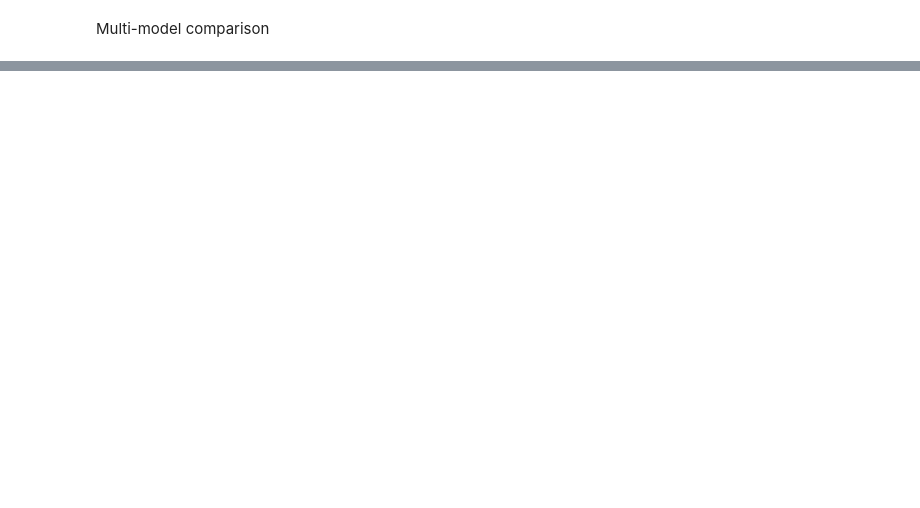
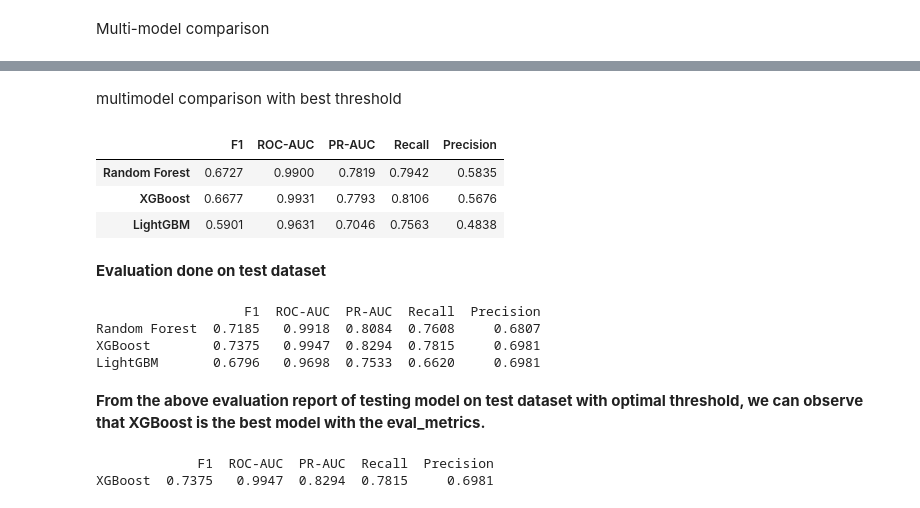
Before and after one commit to AsokTamang/real_time_fraud_detection, a Jupyter notebook: model_training.ipynb, the cells around one changed output, grey strips where cells are left out. Saved outputs shown, nothing was run; the diff lists cells and outputs as text; code cells hidden in the pictures; blank space fills up the shorter version.

Commit message:
final model evaluation on test dataset completed

```diff
--- a/model_training.ipynb
+++ b/model_training.ipynb
@@ -409,13 +397,13 @@ from imblearn.under_sampling import RandomUnderSampler
 rus = RandomUnderSampler(sampling_strategy='majority')  #here we are reducing the number of majority classes
 X_train_down, y_train_down = rus.fit_resample(X_train, y_train)
 # %%
-import pickle
+import joblib
 
 
-with open('/content/drive/MyDrive/real_time_fraud_detection/preprocessors.pkl', 'wb') as f:
-    pickle.dump(scalar, f)
+with open('preprocessors.pkl', 'wb') as f:
+    joblib.dump(scalar, f)
 
-print("Saved to Google Drive ✓")
+print("Saved to kaggle ✓")
 # %% [output]
 Saved to kaggle ✓
 # %% [markdown]
@@ -438,8 +437,15 @@ y_prob_smote = model2.predict_proba(X_test)[:, 1]  #here we are predicting the p
 # %%
 model3 = LGBMClassifier(verbose=-1,class_weight='balanced' ,n_estimators=100, random_state=42)
 model3.fit(X_train, y_train)
-y_pred_balanced = model3.predict(X_test)  #predicting the class labels for test dataset
-y_prob_balanced = model3.predict_proba(X_test)[:, 1]
+y_pred_balanced = model3.predict(X_val)  #predicting the class labels for test dataset
+y_prob_balanced = model3.predict_proba(X_val)[:, 1]
+
+precisions, recalls, thresholds=precision_recall_curve(y_val,y_prob_balanced)
+f2_scores_balanced=5*(precisions*recalls)/(4*precisions+recalls+1e-9)
+best_idx_balanced= np.argmax(f2_scores_balanced)
+best_thresh_balanced=thresholds[best_idx_balanced]  #based in the highest f2 score, we are extracting the optimal threshold
+y_prob_balanced=model3.predict_proba(X_val)[:,1]
+y_pred_balanced=(y_prob_balanced>=best_thresh_balanced).astype(int)
 # %%
 #here we are comparing the evaluation metrics of the two models, one trained with down sampling method and the other trained with SMOTE, to see which approach performs better in terms of handling class imbalance in fraud detection. We are calculating metrics such as ROC-AUC, PR-AUC, Recall, and Precision for both models and presenting them in a tabular format for easy comparison.
 comparison = {
@@ -660,0 +760,46 @@ print(f'LightGBM      CV Optuna → PR-AUC: {lgbm_cv_score:.4f}')
+# %% [markdown]
+multimodel comparison with best threshold
+# %%
+
+result = {}
+for name,model in fitted_model.items():
+    y_prob = model.predict_proba(X_val)[:, 1]  #only extracting the probability of the positive class (fraud)
+    y_pred = (y_prob>=thresholds[name]).astype(int)    #then based on the optimal threshold, we are finding the prediction done by each trained model
+
+    result[name] = {
+        'F1': round(f1_score(y_val, y_pred), 4),
+        'ROC-AUC': round(roc_auc_score(y_val, y_prob), 4),
+        'PR-AUC': round(average_precision_score(y_val, y_prob), 4),
+        'Recall': round(recall_score(y_val, y_pred), 4),
+        'Precision': round(precision_score(y_val, y_pred), 4)
+    }
+# %%
+pd.DataFrame(result).T
+# %% [output]
+|  | F1 | ROC-AUC | PR-AUC | Recall | Precision |
+| Random Forest | 0.6727 | 0.9900 | 0.7819 | 0.7942 | 0.5835 |
+| XGBoost | 0.6677 | 0.9931 | 0.7793 | 0.8106 | 0.5676 |
+| LightGBM | 0.5901 | 0.9631 | 0.7046 | 0.7563 | 0.4838 |
+# %% [markdown]
+**Evaluation done on test dataset**
+# %%
+total_models_result = {}
+for name,model in fitted_model.items():
+    y_prob = model.predict_proba(X_test)[:, 1]  #only extracting the probability of the positive class (fraud)
+    y_pred = (y_prob>=thresholds[name]).astype(int)    #then based on the optimal threshold, we are finding the prediction done by each trained model
+
+    total_models_result[name] = {
+        'F1': round(f1_score(y_test, y_pred), 4),
+        'ROC-AUC': round(roc_auc_score(y_test, y_prob), 4),
+        'PR-AUC': round(average_precision_score(y_test, y_prob), 4),
+        'Recall': round(recall_score(y_test, y_pred), 4),
+        'Precision': round(precision_score(y_test, y_pred), 4)
+    }
+print(pd.DataFrame(total_models_result).T)
+# %% [output]
+                   F1  ROC-AUC  PR-AUC  Recall  Precision
+Random Forest  0.7185   0.9918  0.8084  0.7608     0.6807
+XGBoost        0.7375   0.9947  0.8294  0.7815     0.6981
+LightGBM       0.6796   0.9698  0.7533  0.6620     0.6981
+# %% [markdown]
+**From the above evaluation report of testing model on test dataset with optimal threshold, we can observe that XGBoost is the best model with the eval_metrics.**
@@ -660,0 +817,5 @@ print(f'LightGBM      CV Optuna → PR-AUC: {lgbm_cv_score:.4f}')
+# %%
+print(pd.DataFrame(final_result).T)
+# %% [output]
+             F1  ROC-AUC  PR-AUC  Recall  Precision
+XGBoost  0.7375   0.9947  0.8294  0.7815     0.6981
```
Also changed, not shown: parts of 47 cells of this notebook, 3 other files.
